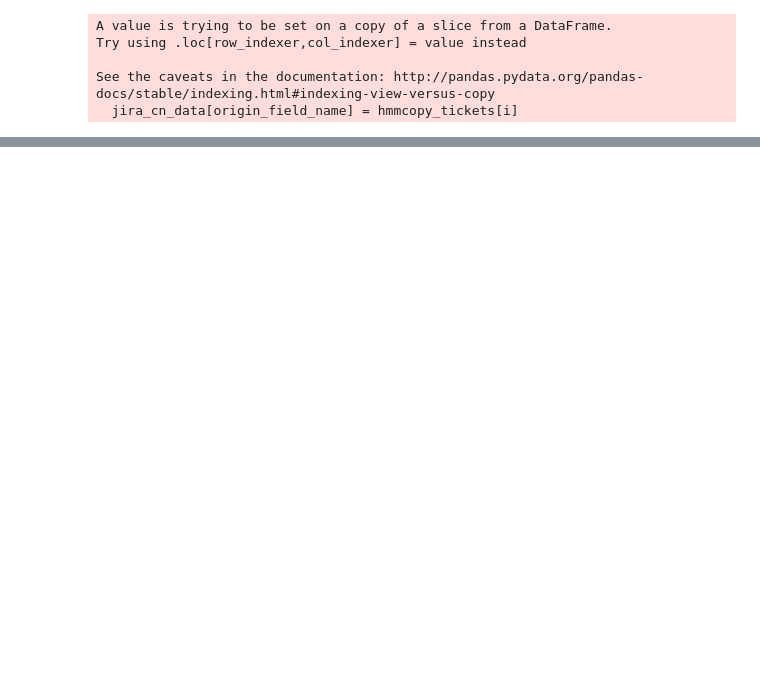
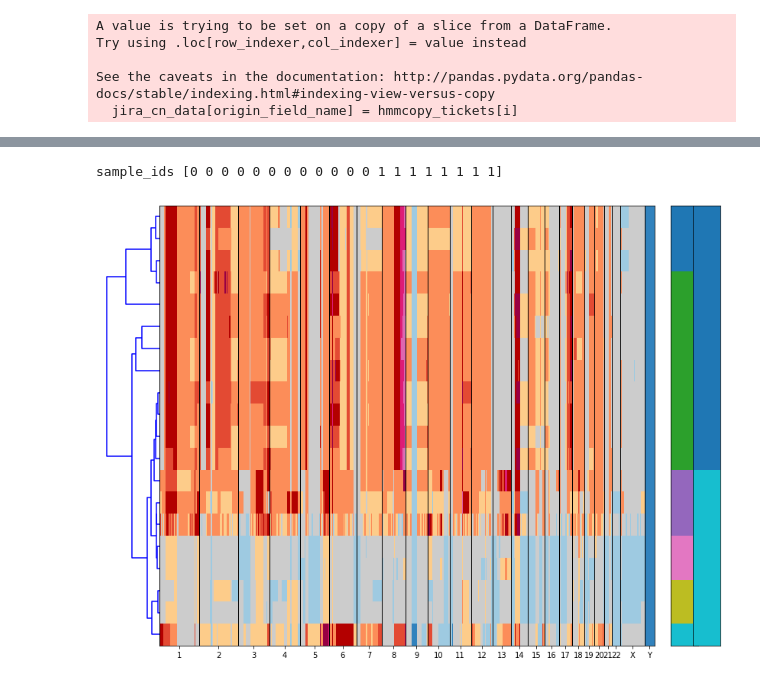
Before and after one commit to shahcompbio/scgenome-deprecated, a Jupyter notebook: notebooks/bayesian_spike_in.ipynb, the cells around one changed output, grey strips where cells are left out. Saved outputs shown, nothing was run; the diff lists cells and outputs as text; code cells hidden in the pictures; blank space fills up the shorter version.

```diff
--- a/notebooks/bayesian_spike_in.ipynb
+++ b/notebooks/bayesian_spike_in.ipynb
@@ -37,0 +74,14 @@ See the caveats in the documentation: http://pandas.pydata.org/pandas-docs/stabl
+# %%
+naive_linkage = sch.linkage(measurement, method=naive_method, metric=naive_metric)
+naive_clusters = sch.fcluster(naive_linkage, naive_incon)
+assert len(set(naive_clusters)) > 1
+mixed_cn_data = cncluster.prune_cluster(naive_clusters, bhc_cell_ids, mixed_cn_data,
+                                        cluster_field_name="naive_cluster_id")
+
+fig = plt.figure(figsize=(10, 8))
+bimatrix_data = cnplot.plot_clustered_cell_cn_matrix_figure(
+    fig, mixed_cn_data, "state", cluster_field_name="naive_cluster_id",
+    linkage=naive_linkage, origin_field_name="origin_id_int")
+# %% [output]
+sample_ids [0 0 0 0 0 0 0 0 0 0 0 0 1 1 1 1 1 1 1 1]
+[figure, added]
```
Also changed, not shown: parts of 11 cells of this notebook, 2 other files.
